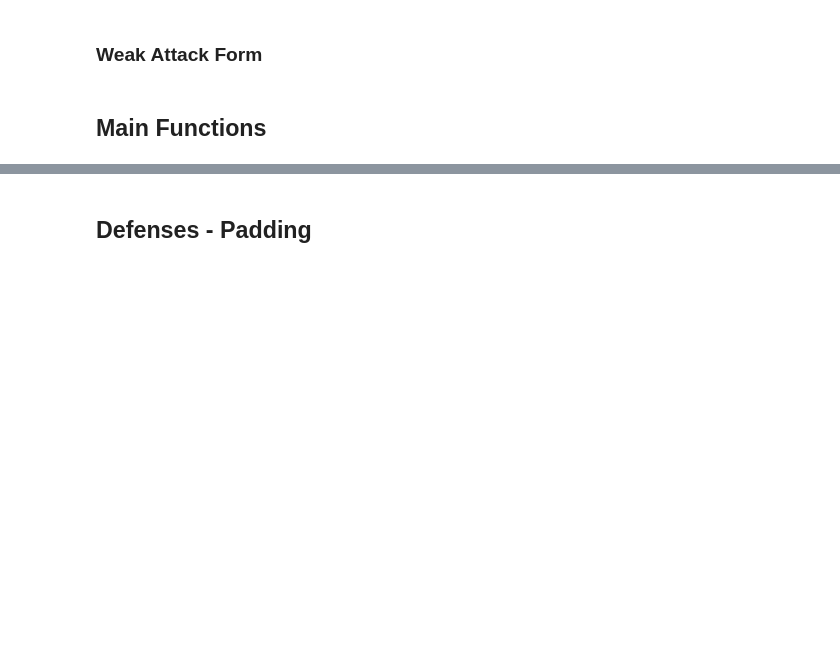
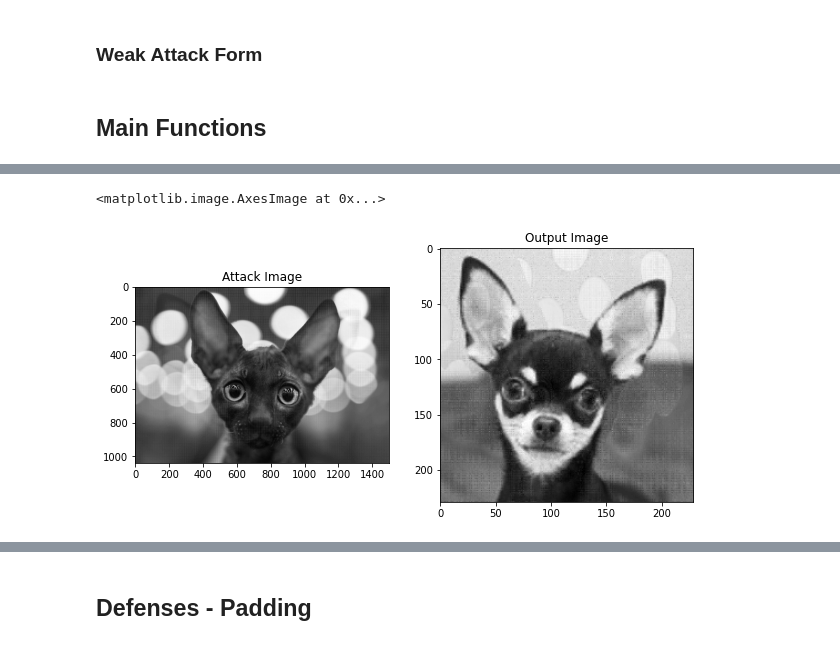
Before and after one commit to azizanwazir/comp0055_seeing_is_not_believing, a Jupyter notebook: scaling_attack.ipynb, the cells around one changed output, grey strips where cells are left out. Cells and saved outputs as stored; diff of their text form; code cells hidden in the pictures; blank space fills up the shorter version.

```diff
--- a/scaling_attack.ipynb
+++ b/scaling_attack.ipynb
@@ -649,0 +644,16 @@ plt.imshow(resizeCV2(atk_img, a, b), cmap='gray', vmin=0, vmax=255)
+# %%
+# Test existing attack image
+atk_img = strongatk
+
+# Dimensions to scale to
+a = 229
+b = 229
+
+fig, ax = plt.subplots(1,2, figsize=(10,5))
+ax[0].set_title("Attack Image")
+ax[0].imshow(atk_img, cmap='gray')
+ax[1].set_title("Output Image")
+ax[1].imshow(resizeCV2(atk_img, a, b), cmap='gray')
+# %% [output]
+<matplotlib.image.AxesImage at 0x...>
+[figure, added]
```
Also changed, not shown: parts of 26 cells of this notebook.
